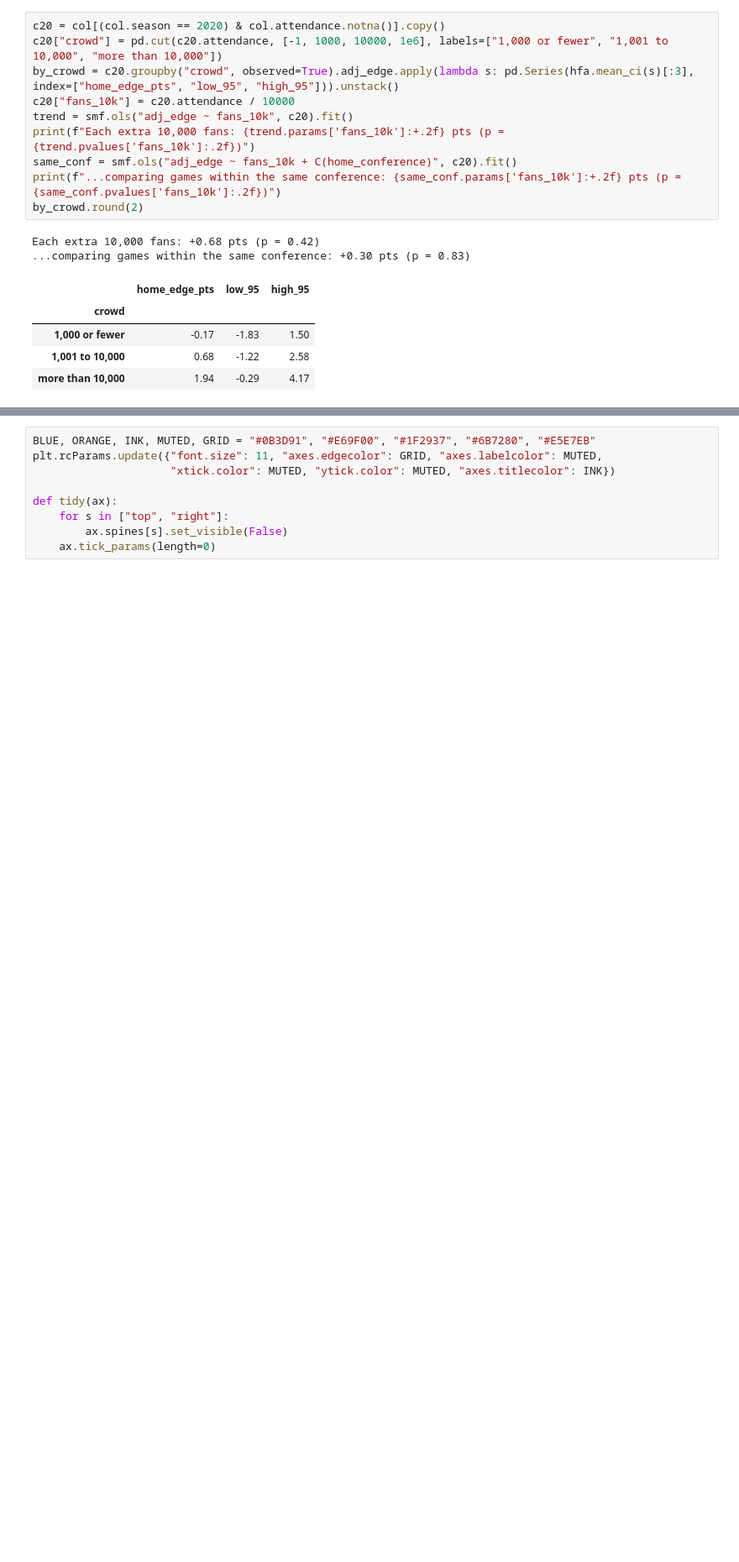
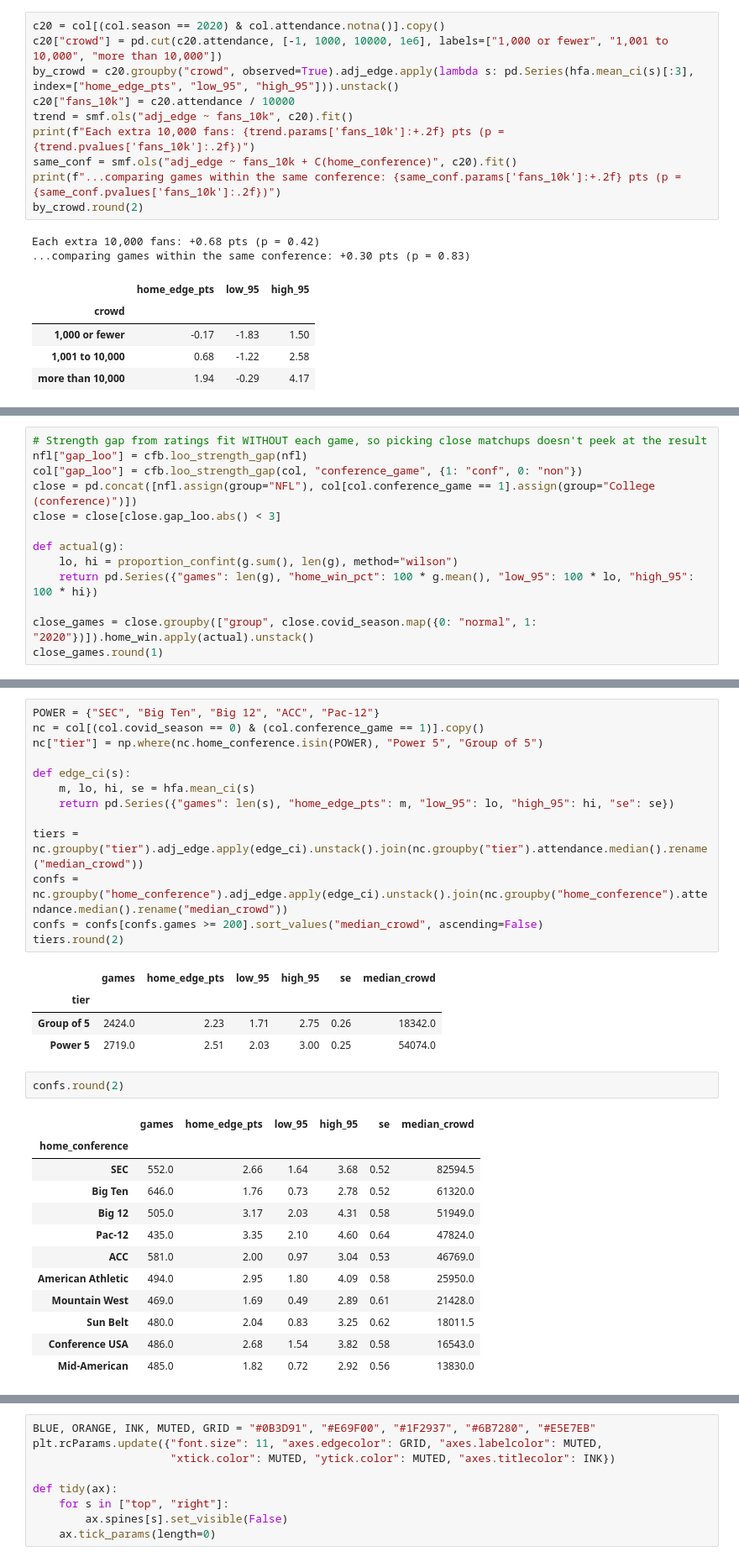
Before and after one commit to wdouble2/nfl-home-field-advantage, a Jupyter notebook: league_compare.ipynb, the cells around one changed output, grey strips where cells are left out. Shown at 84% size. Cells and saved outputs as stored; diff of their text form; blank space fills up the shorter version.

```diff
--- a/league_compare.ipynb
+++ b/league_compare.ipynb
@@ -278,0 +353,13 @@ Each extra 10,000 fans: +0.68 pts (p = 0.42)
+# %%
+# Strength gap from ratings fit WITHOUT each game, so picking close matchups doesn't peek at the result
+nfl["gap_loo"] = cfb.loo_strength_gap(nfl)
+col["gap_loo"] = cfb.loo_strength_gap(col, "conference_game", {1: "conf", 0: "non"})
+close = pd.concat([nfl.assign(group="NFL"), col[col.conference_game == 1].assign(group="College (conference)")])
+close = close[close.gap_loo.abs() < 3]
+
+def actual(g):
+    lo, hi = proportion_confint(g.sum(), len(g), method="wilson")
+    return pd.Series({"games": len(g), "home_win_pct": 100 * g.mean(), "low_95": 100 * lo, "high_95": 100 * hi})
+
+close_games = close.groupby(["group", close.covid_season.map({0: "normal", 1: "2020"})]).home_win.apply(actual).unstack()
+close_games.round(1)
@@ -278,0 +406,33 @@ Each extra 10,000 fans: +0.68 pts (p = 0.42)
+# %%
+POWER = {"SEC", "Big Ten", "Big 12", "ACC", "Pac-12"}
+nc = col[(col.covid_season == 0) & (col.conference_game == 1)].copy()
+nc["tier"] = np.where(nc.home_conference.isin(POWER), "Power 5", "Group of 5")
+
+def edge_ci(s):
+    m, lo, hi, se = hfa.mean_ci(s)
+    return pd.Series({"games": len(s), "home_edge_pts": m, "low_95": lo, "high_95": hi, "se": se})
+
+tiers = nc.groupby("tier").adj_edge.apply(edge_ci).unstack().join(nc.groupby("tier").attendance.median().rename("median_crowd"))
+confs = nc.groupby("home_conference").adj_edge.apply(edge_ci).unstack().join(nc.groupby("home_conference").attendance.median().rename("median_crowd"))
+confs = confs[confs.games >= 200].sort_values("median_crowd", ascending=False)
+tiers.round(2)
+# %% [output]
+|  | games | home_edge_pts | low_95 | high_95 | se | median_crowd |
+| tier |  |  |  |  |  |  |
+| Group of 5 | 2424.0 | 2.23 | 1.71 | 2.75 | 0.26 | 18342.0 |
+| Power 5 | 2719.0 | 2.51 | 2.03 | 3.00 | 0.25 | 54074.0 |
+# %%
+confs.round(2)
+# %% [output]
+|  | games | home_edge_pts | low_95 | high_95 | se | median_crowd |
+| home_conference |  |  |  |  |  |  |
+| SEC | 552.0 | 2.66 | 1.64 | 3.68 | 0.52 | 82594.5 |
+| Big Ten | 646.0 | 1.76 | 0.73 | 2.78 | 0.52 | 61320.0 |
+| Big 12 | 505.0 | 3.17 | 2.03 | 4.31 | 0.58 | 51949.0 |
+| Pac-12 | 435.0 | 3.35 | 2.10 | 4.60 | 0.64 | 47824.0 |
+| ACC | 581.0 | 2.00 | 0.97 | 3.04 | 0.53 | 46769.0 |
+| American Athletic | 494.0 | 2.95 | 1.80 | 4.09 | 0.58 | 25950.0 |
+| Mountain West | 469.0 | 1.69 | 0.49 | 2.89 | 0.61 | 21428.0 |
+| Sun Belt | 480.0 | 2.04 | 0.83 | 3.25 | 0.62 | 18011.5 |
+| Conference USA | 486.0 | 2.68 | 1.54 | 3.82 | 0.58 | 16543.0 |
+| Mid-American | 485.0 | 1.82 | 0.72 | 2.92 | 0.56 | 13830.0 |
```
Also changed, not shown: parts of 16 cells of this notebook, 4 other files.
